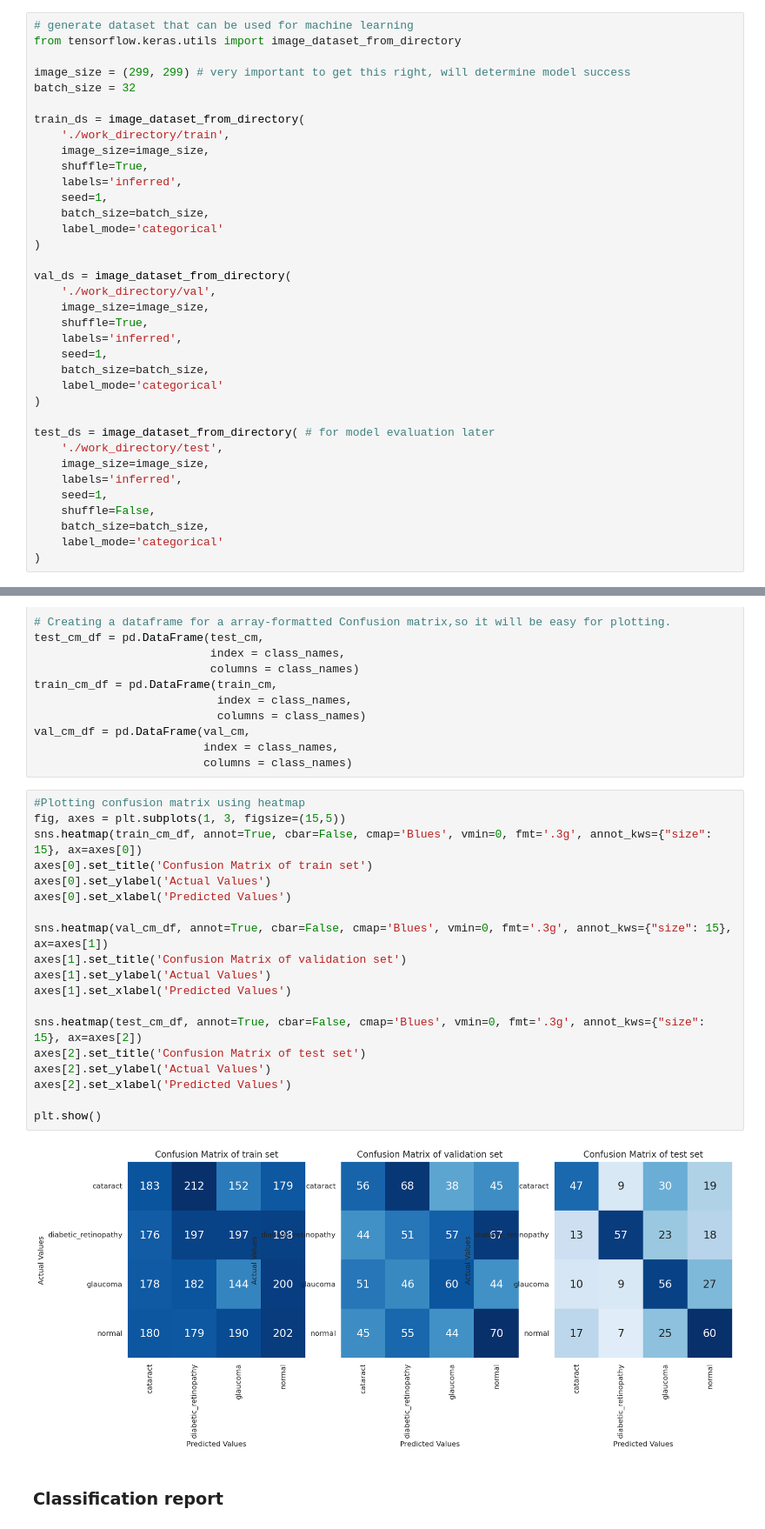
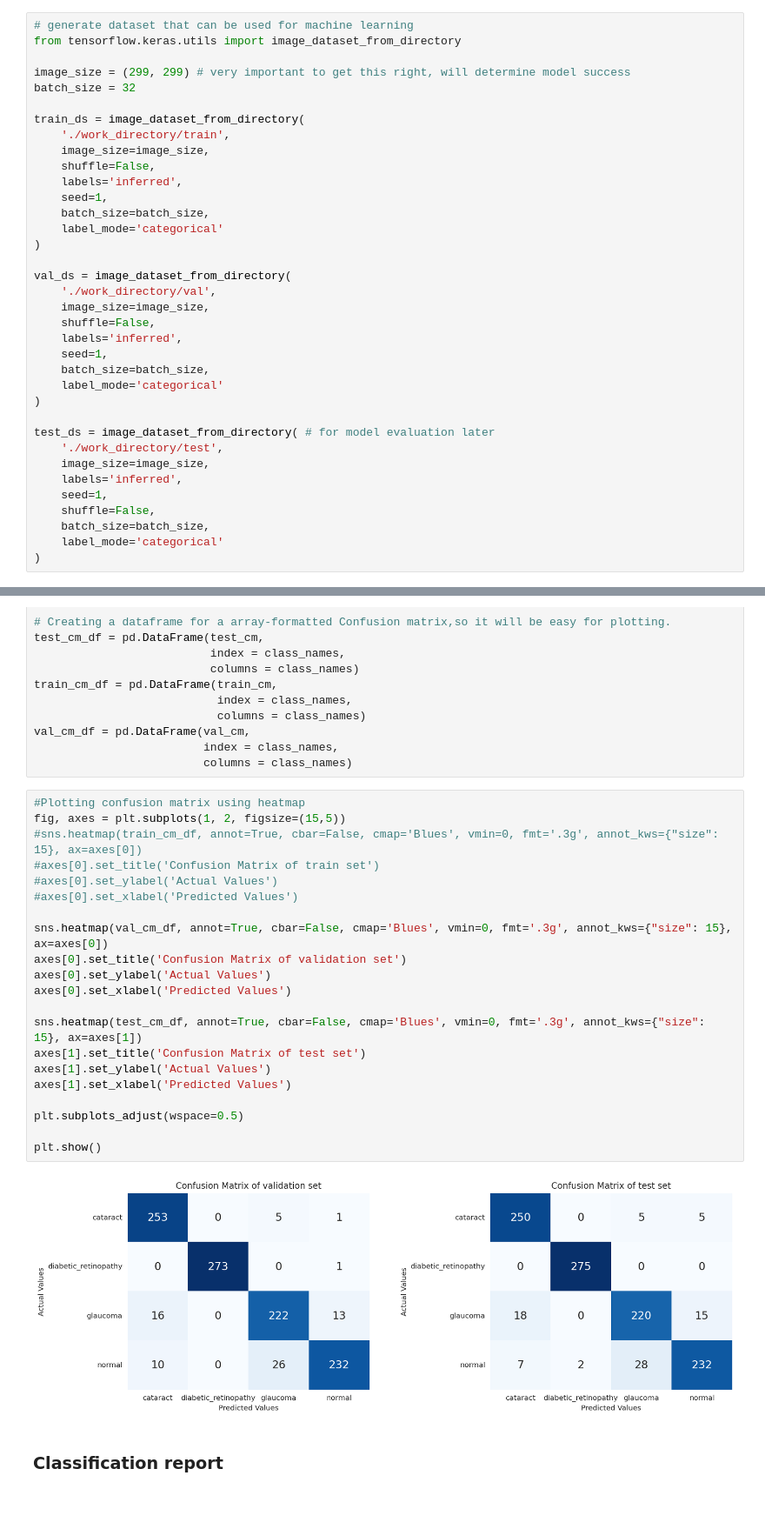
Before and after one commit to yxmauw/eye-disease-classification, a Jupyter notebook: InceptionResNetV2.ipynb, the cells around one changed output, grey strips where cells are left out. Shown at 87% size. Saved outputs shown, nothing was run; the diff lists cells and outputs as text; blank space fills up the shorter version.

```diff
--- a/InceptionResNetV2.ipynb
+++ b/InceptionResNetV2.ipynb
@@ -185,7 +185,7 @@ batch_size = 32
 train_ds = image_dataset_from_directory(
     './work_directory/train',
     image_size=image_size,
-    shuffle=True,
+    shuffle=False,
     labels='inferred',
     seed=1,
     batch_size=batch_size,
@@ -195,7 +195,7 @@ train_ds = image_dataset_from_directory(
 val_ds = image_dataset_from_directory(
     './work_directory/val',
     image_size=image_size,
-    shuffle=True,
+    shuffle=False,
     labels='inferred',
     seed=1,
     batch_size=batch_size,
@@ -726,25 +728,27 @@ val_cm_df = pd.DataFrame(val_cm,
                          columns = class_names)
 # %%
 #Plotting confusion matrix using heatmap
-fig, axes = plt.subplots(1, 3, figsize=(15,5))
-sns.heatmap(train_cm_df, annot=True, cbar=False, cmap='Blues', vmin=0, fmt='.3g', annot_kws={"size": 15}, ax=axes[0])
-axes[0].set_title('Confusion Matrix of train set')
+fig, axes = plt.subplots(1, 2, figsize=(15,5))
+#sns.heatmap(train_cm_df, annot=True, cbar=False, cmap='Blues', vmin=0, fmt='.3g', annot_kws={"size": 15}, ax=axes[0])
+#axes[0].set_title('Confusion Matrix of train set')
+#axes[0].set_ylabel('Actual Values')
+#axes[0].set_xlabel('Predicted Values')
+
+sns.heatmap(val_cm_df, annot=True, cbar=False, cmap='Blues', vmin=0, fmt='.3g', annot_kws={"size": 15}, ax=axes[0])
+axes[0].set_title('Confusion Matrix of validation set')
 axes[0].set_ylabel('Actual Values')
 axes[0].set_xlabel('Predicted Values')
 
-sns.heatmap(val_cm_df, annot=True, cbar=False, cmap='Blues', vmin=0, fmt='.3g', annot_kws={"size": 15}, ax=axes[1])
-axes[1].set_title('Confusion Matrix of validation set')
+sns.heatmap(test_cm_df, annot=True, cbar=False, cmap='Blues', vmin=0, fmt='.3g', annot_kws={"size": 15}, ax=axes[1])
+axes[1].set_title('Confusion Matrix of test set')
 axes[1].set_ylabel('Actual Values')
 axes[1].set_xlabel('Predicted Values')
 
-sns.heatmap(test_cm_df, annot=True, cbar=False, cmap='Blues', vmin=0, fmt='.3g', annot_kws={"size": 15}, ax=axes[2])
-axes[2].set_title('Confusion Matrix of test set')
-axes[2].set_ylabel('Actual Values')
-axes[2].set_xlabel('Predicted Values')
+plt.subplots_adjust(wspace=0.5)
 
 plt.show()
 # %% [output]
-[figure, old version]
+[figure, new version]
 # %% [markdown]
 ### Classification report
 # %%
```
Also changed, not shown: parts of 22 cells of this notebook.
